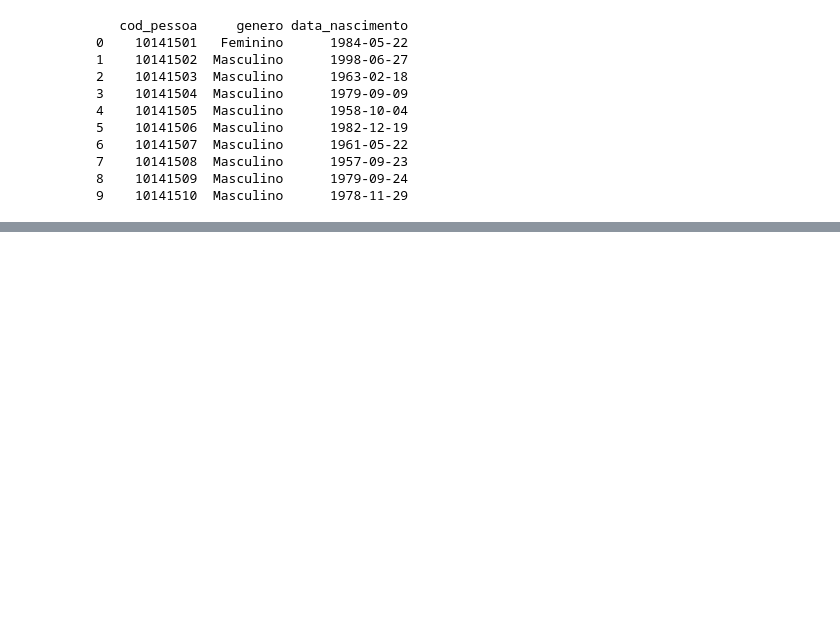
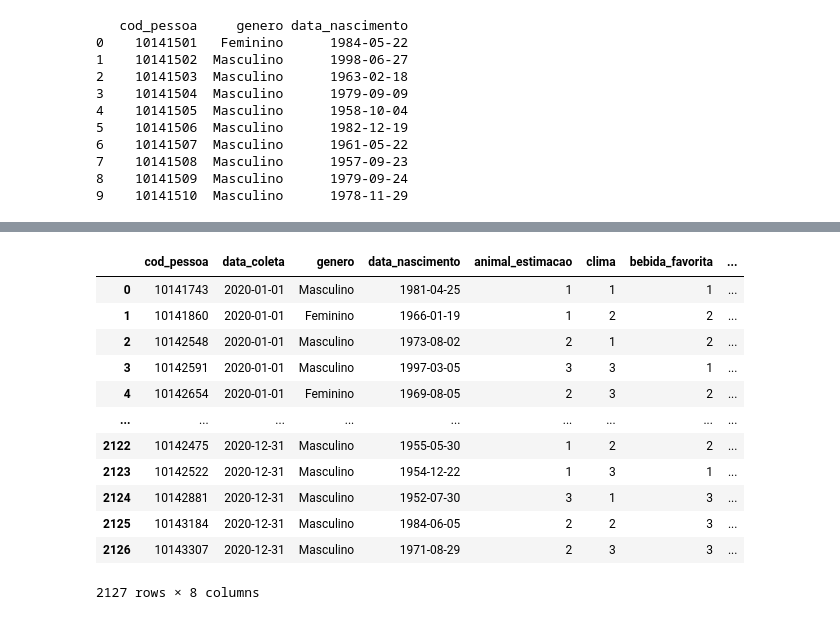
Before and after one commit to cbcarlos07/projeto-pratico-m2, a Jupyter notebook: TrabalhoPratico.ipynb, the cells around one changed output, grey strips where cells are left out. Cells and saved outputs as stored; diff of their text form; code cells hidden in the pictures; blank space fills up the shorter version.

```diff
--- a/TrabalhoPratico.ipynb
+++ b/TrabalhoPratico.ipynb
@@ -357,0 +342,17 @@ Name: bebida_favorita, Length: 2127, dtype: int64
+# %%
+coleta.bebida_favorita = coleta.bebida_favorita.map(dict_bebida)
+coleta
+# %% [output]
+|  | cod_pessoa | data_coleta | genero | data_nascimento | animal_estimacao | clima | bebida_favorita | ... |
+| 0 | 10141743 | 2020-01-01 | Masculino | 1981-04-25 | 1 | 1 | 1 | ... |
+| 1 | 10141860 | 2020-01-01 | Feminino | 1966-01-19 | 1 | 2 | 2 | ... |
+| 2 | 10142548 | 2020-01-01 | Masculino | 1973-08-02 | 2 | 1 | 2 | ... |
+| 3 | 10142591 | 2020-01-01 | Masculino | 1997-03-05 | 3 | 3 | 1 | ... |
+| 4 | 10142654 | 2020-01-01 | Feminino | 1969-08-05 | 2 | 3 | 2 | ... |
+| ... | ... | ... | ... | ... | ... | ... | ... | ... |
+| 2122 | 10142475 | 2020-12-31 | Masculino | 1955-05-30 | 1 | 2 | 2 | ... |
+| 2123 | 10142522 | 2020-12-31 | Masculino | 1954-12-22 | 1 | 3 | 1 | ... |
+| 2124 | 10142881 | 2020-12-31 | Masculino | 1952-07-30 | 3 | 1 | 3 | ... |
+| 2125 | 10143184 | 2020-12-31 | Masculino | 1984-06-05 | 2 | 2 | 3 | ... |
+| 2126 | 10143307 | 2020-12-31 | Masculino | 1971-08-29 | 2 | 3 | 3 | ... |
+2127 rows × 8 columns
```
Also changed, not shown: parts of 21 cells of this notebook, 3 other files.
